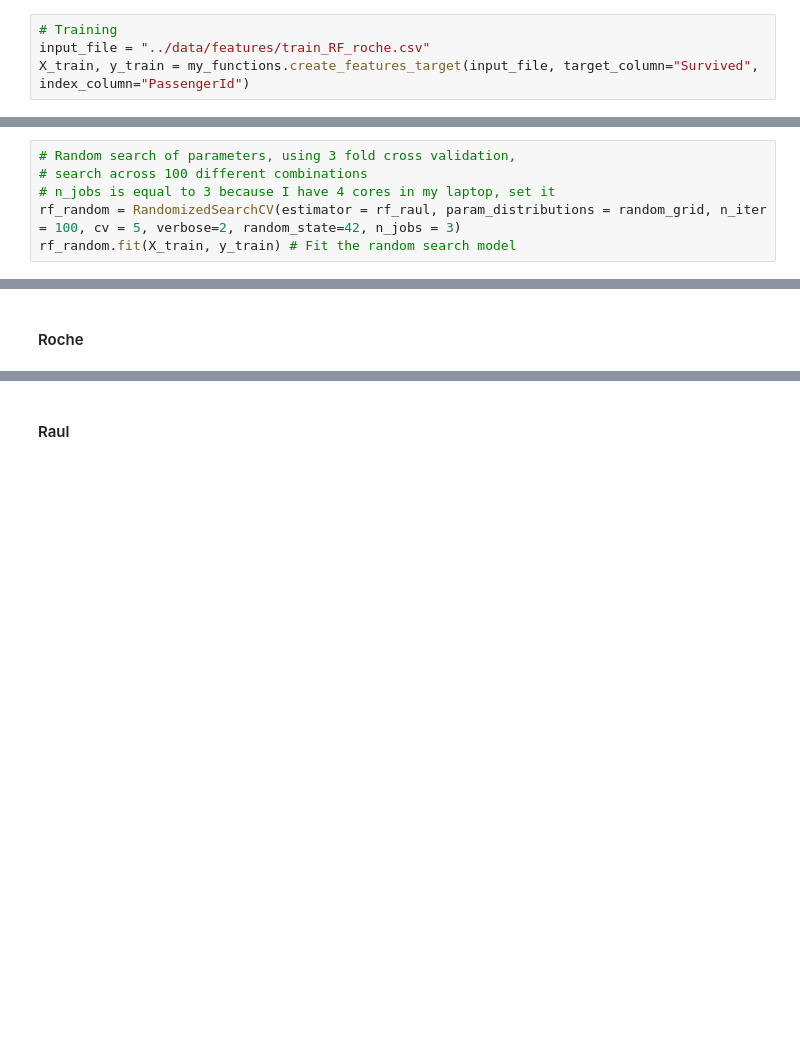
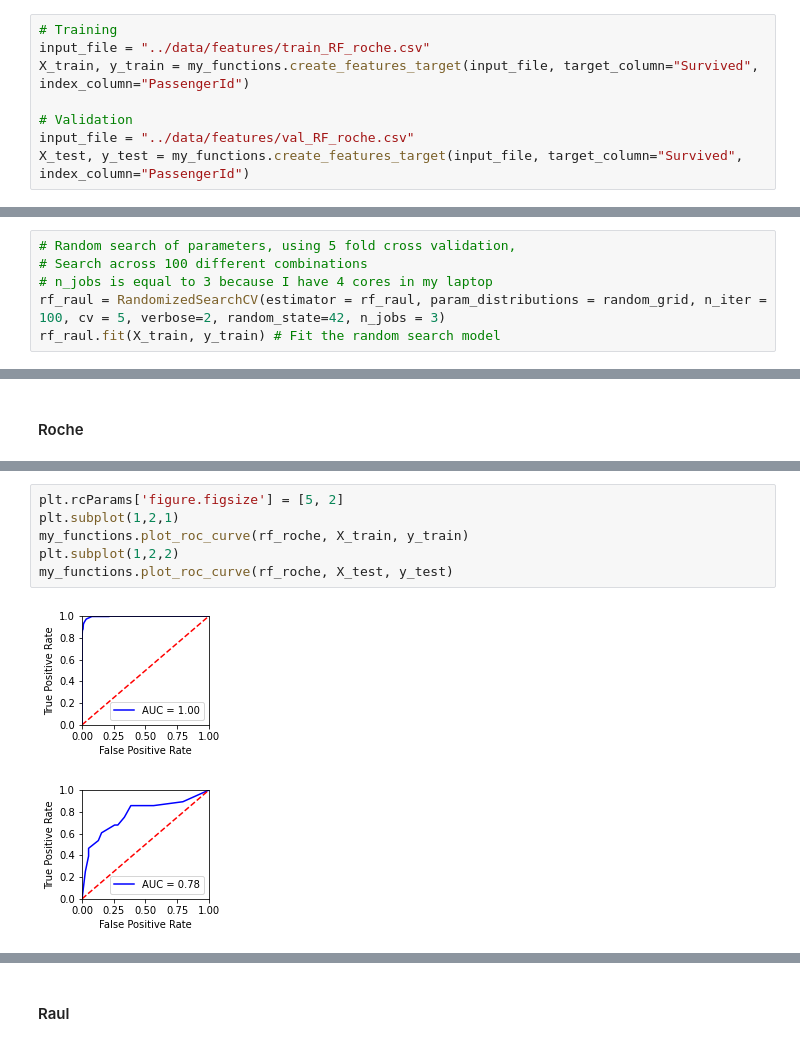
Before and after one commit to rsena-felipe/Titanic_MachineLearning, a Jupyter notebook: notebooks/Random_Forest.ipynb, the cells around one changed output, grey strips where cells are left out. Saved outputs shown, nothing was run; the diff lists cells and outputs as text; blank space fills up the shorter version.

```diff
--- a/notebooks/Random_Forest.ipynb
+++ b/notebooks/Random_Forest.ipynb
@@ -86,6 +225,10 @@ my_functions.build_features_roche(input_file,output_file)
 # Training
 input_file = "../data/features/train_RF_roche.csv"
 X_train, y_train = my_functions.create_features_target(input_file, target_column="Survived", index_column="PassengerId")
+
+# Validation
+input_file = "../data/features/val_RF_roche.csv"
+X_test, y_test = my_functions.create_features_target(input_file, target_column="Survived", index_column="PassengerId")
 # %% [markdown]
 ### Fit the model
 # %% [markdown]
@@ -125,11 +261,11 @@ random_grid = {'n_estimators': n_estimators,
                'min_samples_leaf': min_samples_leaf,
                'bootstrap': bootstrap}
 # %%
-# Random search of parameters, using 3 fold cross validation,
-# search across 100 different combinations
-# n_jobs is equal to 3 because I have 4 cores in my laptop, set it
-rf_random = RandomizedSearchCV(estimator = rf_raul, param_distributions = random_grid, n_iter = 100, cv = 5, verbose=2, random_state=42, n_jobs = 3)
-rf_random.fit(X_train, y_train) # Fit the random search model
+# Random search of parameters, using 5 fold cross validation,
+# Search across 100 different combinations
+# n_jobs is equal to 3 because I have 4 cores in my laptop
+rf_raul = RandomizedSearchCV(estimator = rf_raul, param_distributions = random_grid, n_iter = 100, cv = 5, verbose=2, random_state=42, n_jobs = 3)
+rf_raul.fit(X_train, y_train) # Fit the random search model
 # %% [output]
 Fitting 5 folds for each of 100 candidates, totalling 500 fits
 [Parallel(n_jobs=3)]: Using backend LokyBackend with 3 concurrent workers.
@@ -207,0 +340,9 @@ The validation balanced accuracy is:  72.39 %
+# %%
+plt.rcParams['figure.figsize'] = [5, 2]
+plt.subplot(1,2,1)
+my_functions.plot_roc_curve(rf_roche, X_train, y_train)
+plt.subplot(1,2,2)
+my_functions.plot_roc_curve(rf_roche, X_test, y_test)
+# %% [output]
+[figure, added]
+[figure, added]
```
Also changed, not shown: parts of 23 cells of this notebook, 7 other files.
